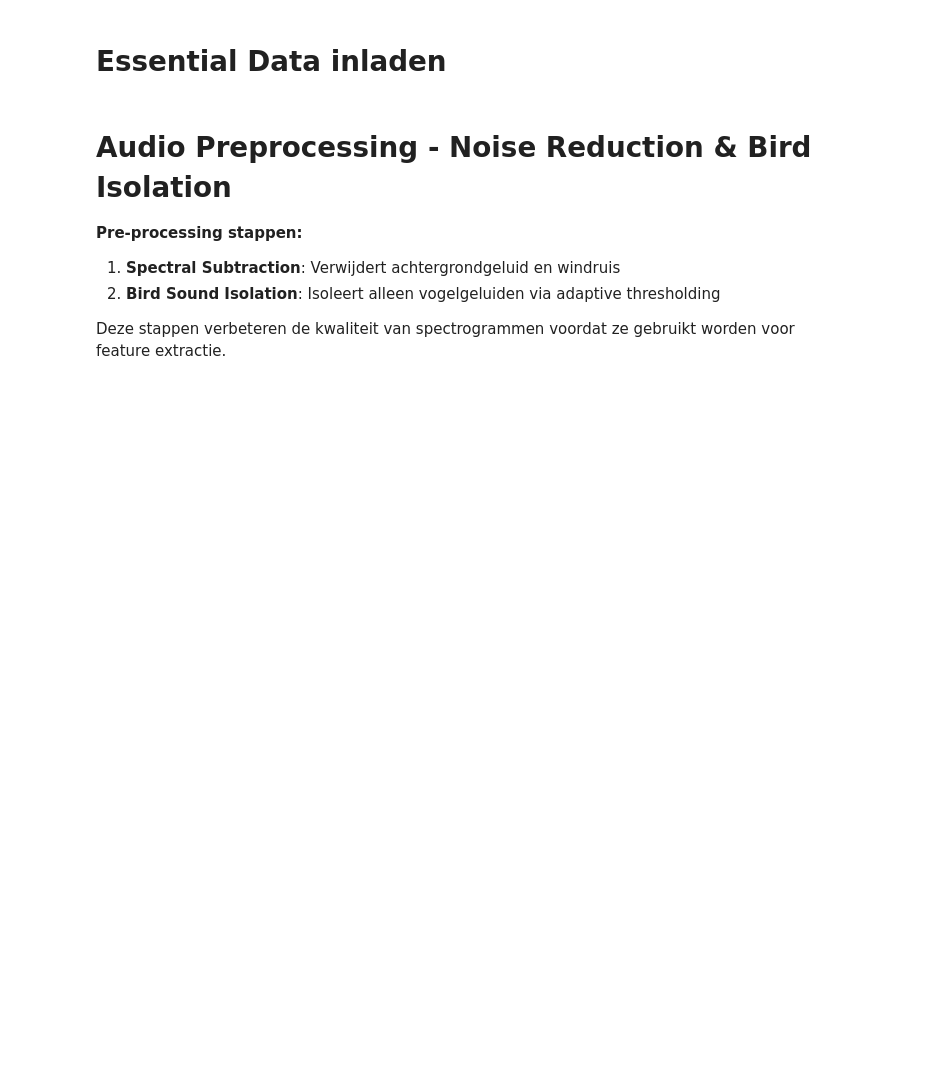
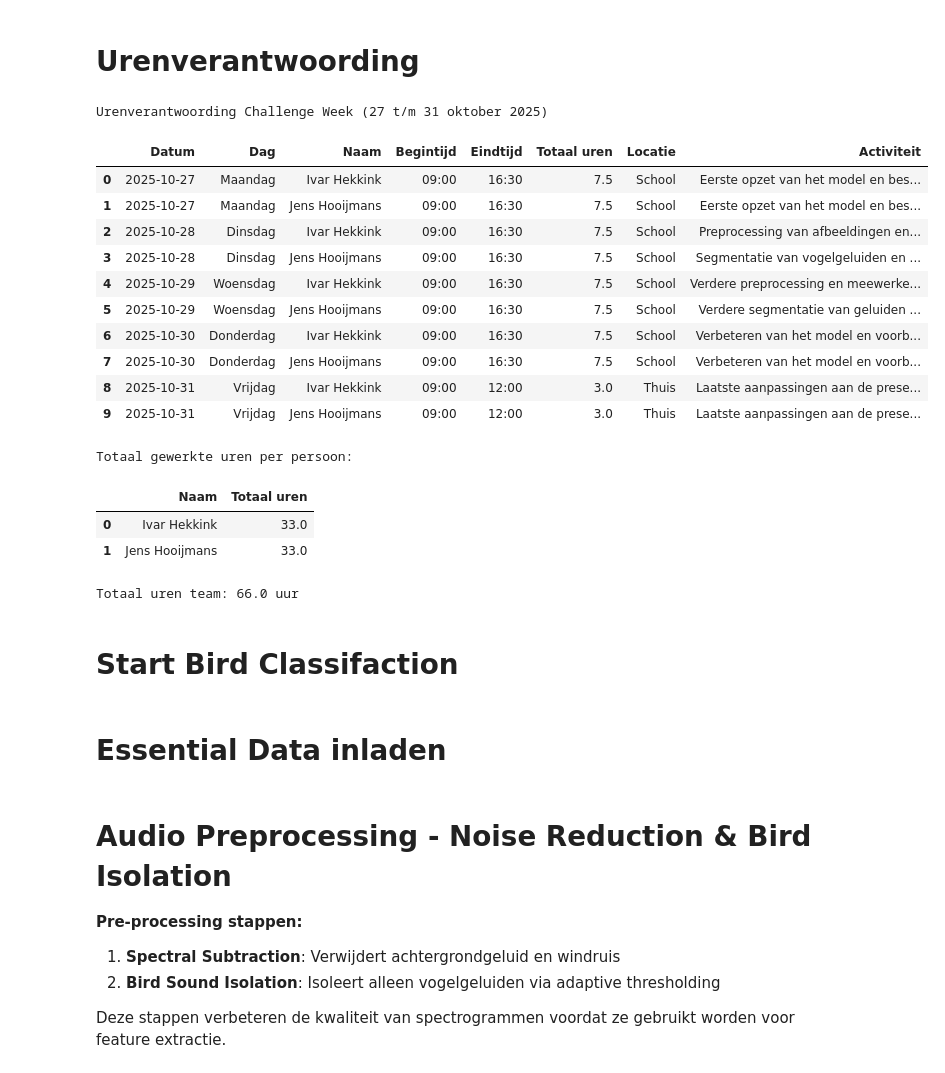
Before and after one commit to IvarHek/DataScienceProjectweek2025, a Jupyter notebook: BirdClassificationFinal.ipynb, the cells around one changed output. Saved outputs shown, nothing was run; the diff lists cells and outputs as text; code cells hidden in the pictures; blank space fills up the shorter version.

Commit message:
Update urenverantwoording
Uren

```diff
--- a/BirdClassificationFinal.ipynb
+++ b/BirdClassificationFinal.ipynb
@@ -1,3 +1,57 @@
+# %% [markdown]
+# Urenverantwoording
+# %%
+import pandas as pd
+
+# Gegevens invoeren
+data = [
+    ["2025-10-27", "Maandag", "Ivar Hekkink", "09:00", "16:30", 7.5, "School", "Eerste opzet van het model en bespreken aanpak."],
+    ["2025-10-27", "Maandag", "Jens Hooijmans", "09:00", "16:30", 7.5, "School", "Eerste opzet van het model en bespreken aanpak."],
+    ["2025-10-28", "Dinsdag", "Ivar Hekkink", "09:00", "16:30", 7.5, "School", "Preprocessing van afbeeldingen en genereren van spectrogrammen."],
+    ["2025-10-28", "Dinsdag", "Jens Hooijmans", "09:00", "16:30", 7.5, "School", "Segmentatie van vogelgeluiden en datasetvoorbereiding."],
+    ["2025-10-29", "Woensdag", "Ivar Hekkink", "09:00", "16:30", 7.5, "School", "Verdere preprocessing en meewerken aan modelontwikkeling."],
+    ["2025-10-29", "Woensdag", "Jens Hooijmans", "09:00", "16:30", 7.5, "School", "Verdere segmentatie van geluiden en bijdragen aan modelopzet."],
+    ["2025-10-30", "Donderdag", "Ivar Hekkink", "09:00", "16:30", 7.5, "School", "Verbeteren van het model en voorbereiden van de presentatie."],
+    ["2025-10-30", "Donderdag", "Jens Hooijmans", "09:00", "16:30", 7.5, "School", "Verbeteren van het model en voorbereiden van de presentatie."],
+    ["2025-10-31", "Vrijdag", "Ivar Hekkink", "09:00", "12:00", 3, "Thuis", "Laatste aanpassingen aan de presentatie en reflectie."],
+    ["2025-10-31", "Vrijdag", "Jens Hooijmans", "09:00", "12:00", 3, "Thuis", "Laatste aanpassingen aan de presentatie en reflectie."]
+]
+
+# DataFrame maken
+columns = ["Datum", "Dag", "Naam", "Begintijd", "Eindtijd", "Totaal uren", "Locatie", "Activiteit"]
+df = pd.DataFrame(data, columns=columns)
+
+# Totaal per persoon berekenen
+totaal_per_persoon = df.groupby("Naam")["Totaal uren"].sum().reset_index()
+
+# Resultaten tonen
+print("Urenverantwoording Challenge Week (27 t/m 31 oktober 2025)\n")
+display(df)
+
+print("\nTotaal gewerkte uren per persoon:")
+display(totaal_per_persoon)
+
+print(f"Totaal uren team: {df['Totaal uren'].sum()} uur")
+# %% [output]
+Urenverantwoording Challenge Week (27 t/m 31 oktober 2025)
+|  | Datum | Dag | Naam | Begintijd | Eindtijd | Totaal uren | Locatie | Activiteit |
+| 0 | 2025-10-27 | Maandag | Ivar Hekkink | 09:00 | 16:30 | 7.5 | School | Eerste opzet van het model en bes... |
+| 1 | 2025-10-27 | Maandag | Jens Hooijmans | 09:00 | 16:30 | 7.5 | School | Eerste opzet van het model en bes... |
+| 2 | 2025-10-28 | Dinsdag | Ivar Hekkink | 09:00 | 16:30 | 7.5 | School | Preprocessing van afbeeldingen en... |
+| 3 | 2025-10-28 | Dinsdag | Jens Hooijmans | 09:00 | 16:30 | 7.5 | School | Segmentatie van vogelgeluiden en ... |
+| 4 | 2025-10-29 | Woensdag | Ivar Hekkink | 09:00 | 16:30 | 7.5 | School | Verdere preprocessing en meewerke... |
+| 5 | 2025-10-29 | Woensdag | Jens Hooijmans | 09:00 | 16:30 | 7.5 | School | Verdere segmentatie van geluiden ... |
+| 6 | 2025-10-30 | Donderdag | Ivar Hekkink | 09:00 | 16:30 | 7.5 | School | Verbeteren van het model en voorb... |
+| 7 | 2025-10-30 | Donderdag | Jens Hooijmans | 09:00 | 16:30 | 7.5 | School | Verbeteren van het model en voorb... |
+| 8 | 2025-10-31 | Vrijdag | Ivar Hekkink | 09:00 | 12:00 | 3.0 | Thuis | Laatste aanpassingen aan de prese... |
+| 9 | 2025-10-31 | Vrijdag | Jens Hooijmans | 09:00 | 12:00 | 3.0 | Thuis | Laatste aanpassingen aan de prese... |
+Totaal gewerkte uren per persoon:
+|  | Naam | Totaal uren |
+| 0 | Ivar Hekkink | 33.0 |
+| 1 | Jens Hooijmans | 33.0 |
+Totaal uren team: 66.0 uur
+# %% [markdown]
+# Start Bird Classifaction
 # %%
 import numpy as np
 import pandas as pd
```
